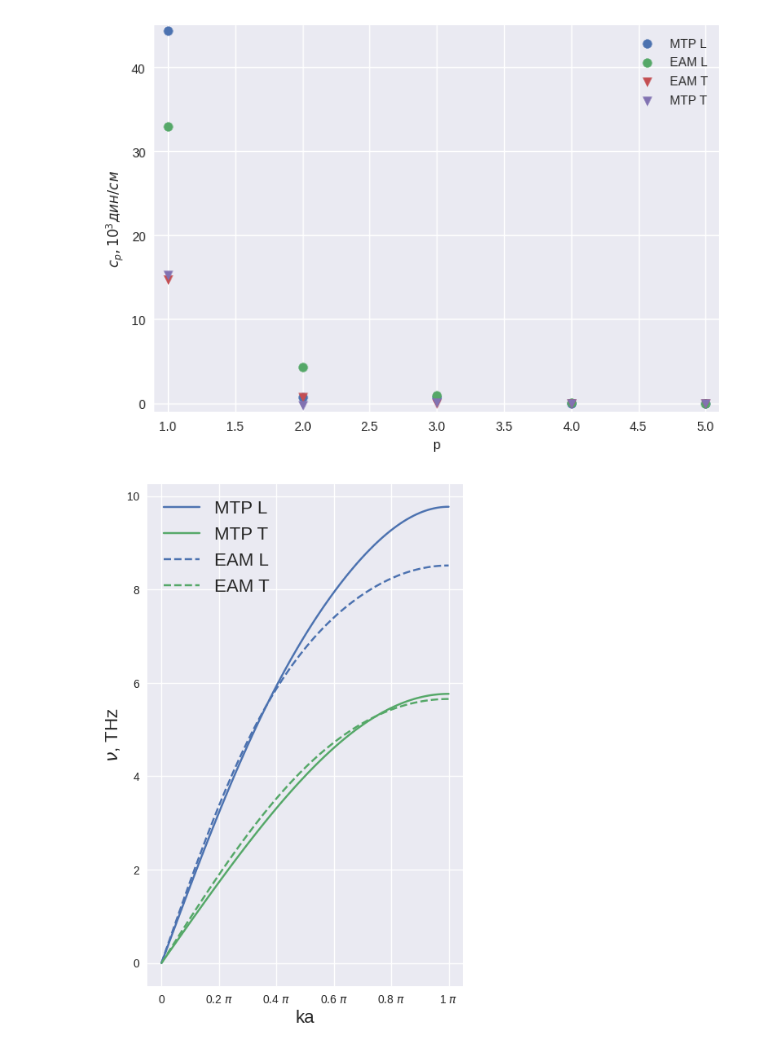
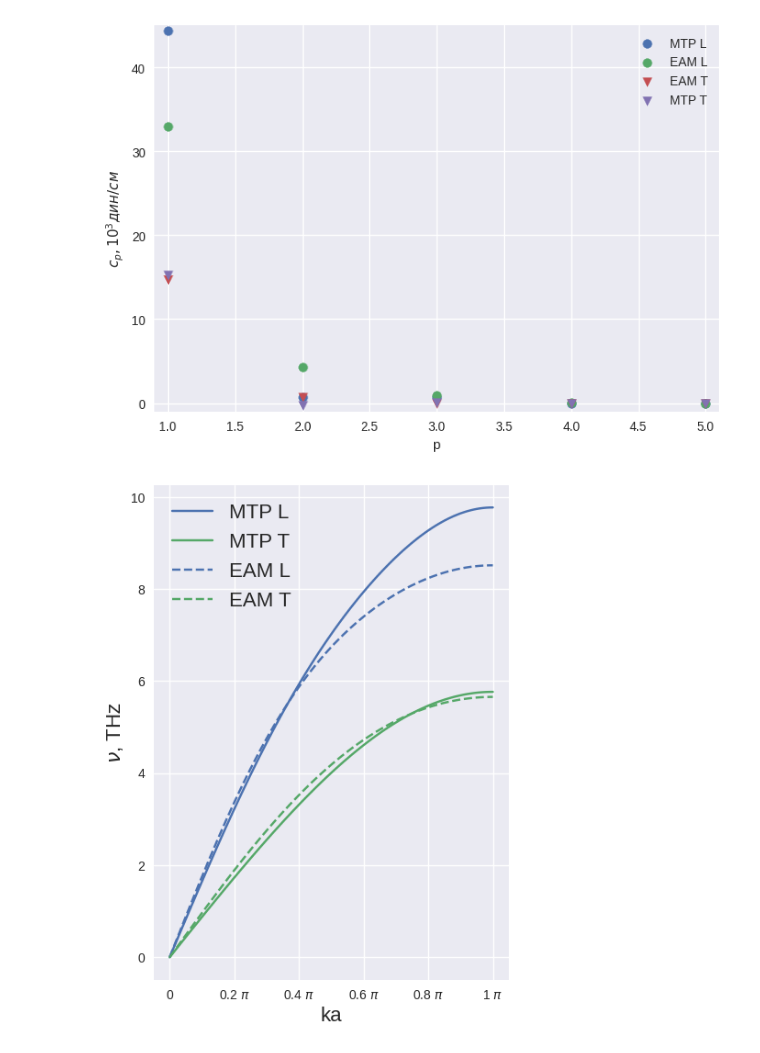
Before and after one commit to Masvelll/SolidPhys2025, a Jupyter notebook: PhononSpectre/main.ipynb, the cells around one changed output. Drawn from its saved outputs; the diff is of its cells as text; code cells hidden in the pictures.

```diff
--- a/PhononSpectre/main.ipynb
+++ b/PhononSpectre/main.ipynb
@@ -102,27 +102,27 @@ plt.savefig('./imgs/force_consts.png');
 # %%
 from scipy.constants import e, N_A
 Ka_grid = np.linspace(0, np.pi, 101)
 
 omega2_mtp = np.array([c_p * (1 - np.cos((p-4) * Ka_grid)) for p, c_p in enumerate(c_ps_arr_mtp[0])]).sum(axis=0) * e * N_A * 10 ** 20 / 27 * 10 ** 3
 omega2_eam = np.array([c_p * (1 - np.cos((p-4) * Ka_grid)) for p, c_p in enumerate(c_ps_arr_eam[0])]).sum(axis=0) * e * N_A * 10 ** 20 / 27 * 10 ** 3
 omega2_eam_T = np.array([c_p * (1 - np.cos((p-4) * Ka_grid)) for p, c_p in enumerate(c_ps_arr_eam_T[0])]).sum(axis=0) * e * N_A * 10 ** 20 / 27 * 10 ** 3
 omega2_mtp_T = np.array([c_p * (1 - np.cos((p-4) * Ka_grid)) for p, c_p in enumerate(c_ps_arr_mtp_T[0])]).sum(axis=0) * e * N_A * 10 ** 20 / 27 * 10 ** 3
 
 
-plt.figure(figsize=(5, 8))
+plt.figure(figsize=(5, 7))
 plt.plot(Ka_grid, (omega2_mtp) ** 0.5 / (2 * np.pi) / 10 ** 12, label='MTP L')
 plt.plot(Ka_grid, (omega2_mtp_T) ** 0.5 / (2 * np.pi) / 10 ** 12, label='MTP T')
 plt.plot(Ka_grid, (omega2_eam) ** 0.5 / (2 * np.pi) / 10 ** 12, label='EAM L', linestyle='--', c=colors[0])
 plt.plot(Ka_grid, (omega2_eam_T) ** 0.5 / (2 * np.pi) / 10 ** 12, label='EAM T', linestyle='--', c=colors[1])
 plt.xlabel('ka', fontsize=16)
 plt.ylabel('$\\nu$, THz', fontsize=16)
 plt.legend(fontsize=16);
 
 ax = plt.gca()
 ax.xaxis.set_major_formatter(FuncFormatter(
    lambda val, pos: '{:.0g} $\pi$'.format(val/np.pi) if val !=0 else '0'
 ))
 ax.xaxis.set_major_locator(MultipleLocator(base=np.pi/5))
 plt.savefig('./imgs/spectre.png')
 # %% [output]
-[figure, old version]
+[figure, new version]
```
Also changed, not shown: 2 other files.
